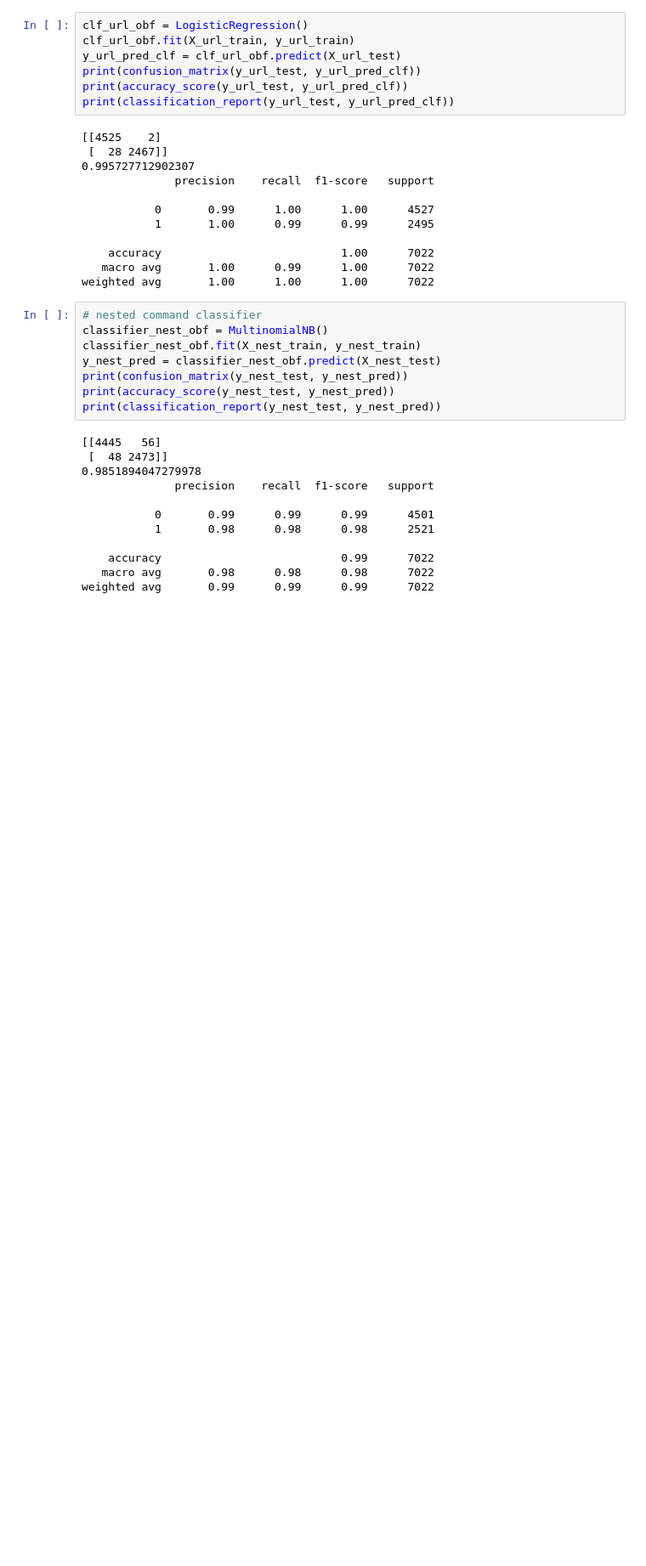
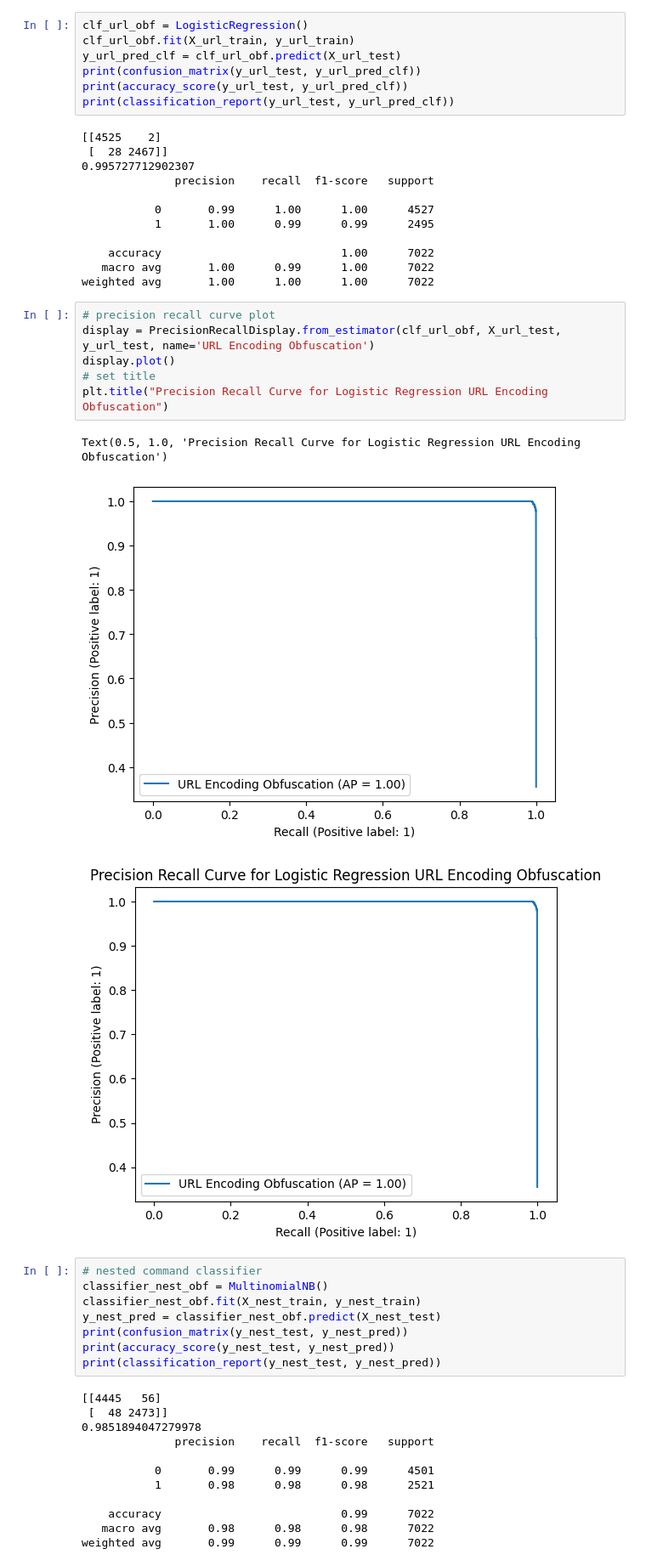
Before and after one commit to nrvadlamudi/SOQL, a Jupyter notebook: classification.ipynb, the cells around one changed output. Shown at 85% size. Drawn from its saved outputs; the diff is of its cells as text; blank space fills up the shorter version.

```diff
--- a/classification.ipynb
+++ b/classification.ipynb
@@ -175,6 +210,16 @@ print(classification_report(y_url_test, y_url_pred_clf))
     accuracy                           1.00      7022
    macro avg       1.00      0.99      1.00      7022
 weighted avg       1.00      1.00      1.00      7022
+# %%
+# precision recall curve plot
+display = PrecisionRecallDisplay.from_estimator(clf_url_obf, X_url_test, y_url_test, name='URL Encoding Obfuscation')
+display.plot()
+# set title
+plt.title("Precision Recall Curve for Logistic Regression URL Encoding Obfuscation")
+# %% [output]
+Text(0.5, 1.0, 'Precision Recall Curve for Logistic Regression URL Encoding Obfuscation')
+[figure, added]
+[figure, added]
 # %%
 # nested command classifier
 classifier_nest_obf = MultinomialNB()
```
Also changed, not shown: parts of 3 cells of this notebook.
